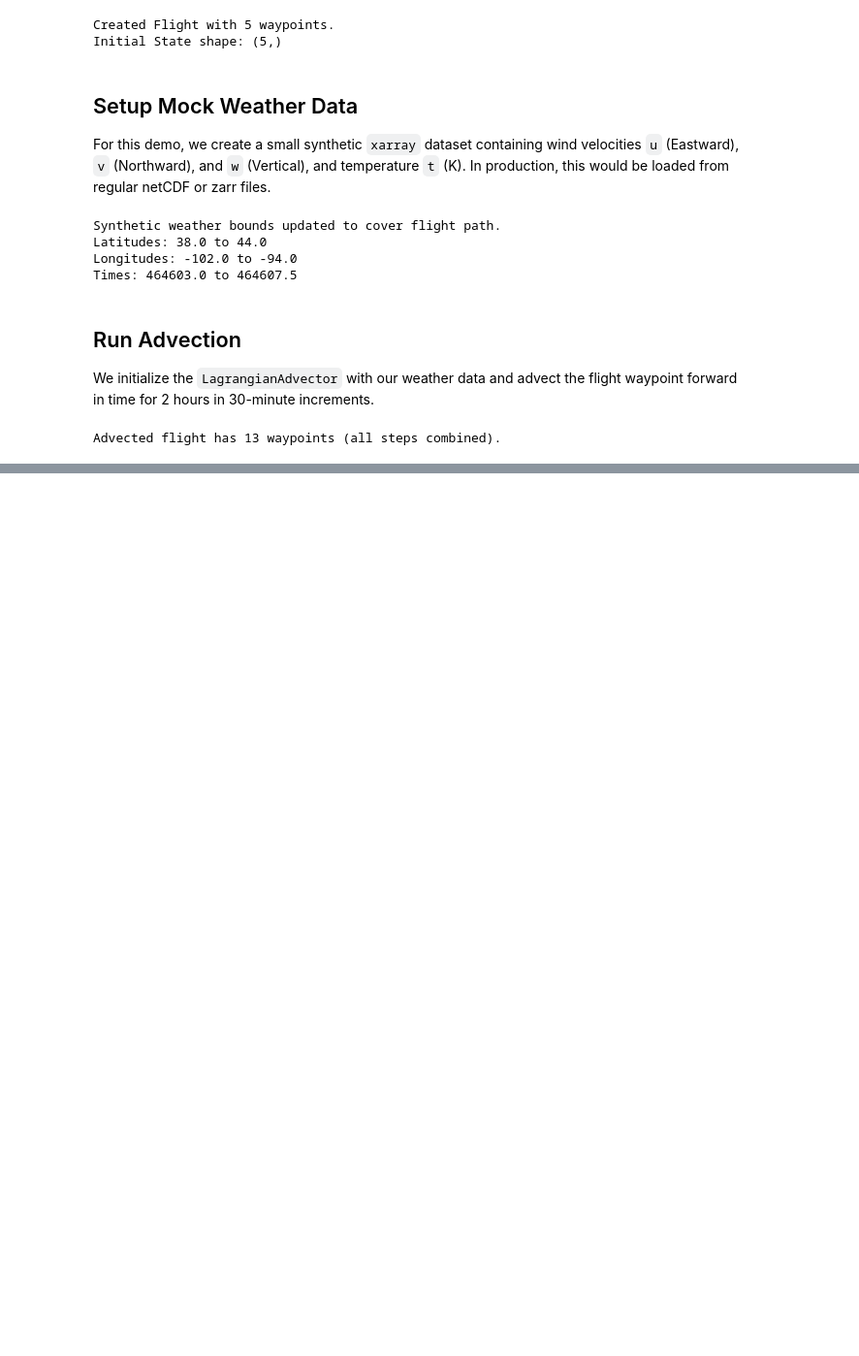
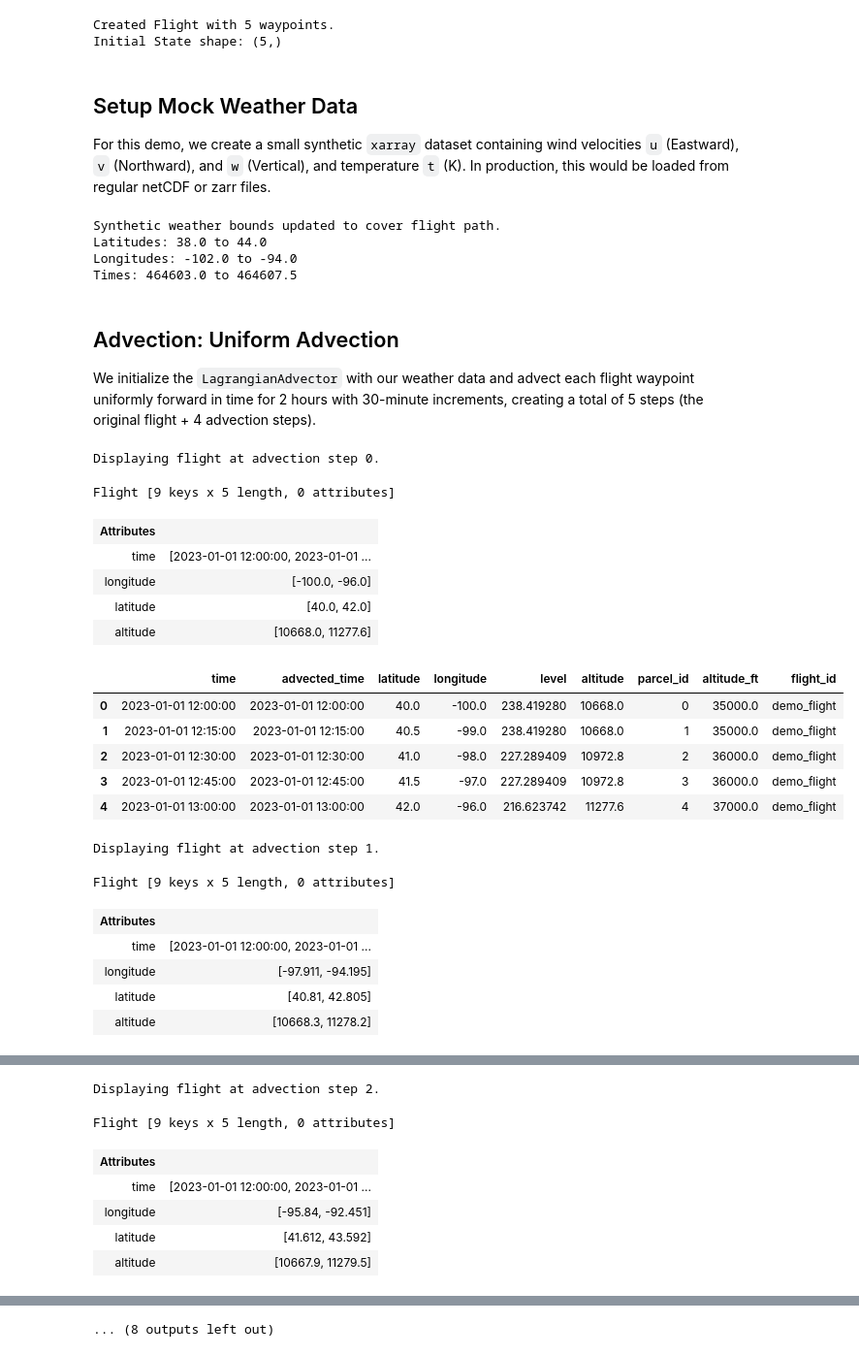
Before and after one commit to contrailcirrus/google-contrails-attribution-reference, a Jupyter notebook: notebooks/flight-advection.ipynb, the cells around one changed output, grey strips where cells are left out. Shown at 97% size. Drawn from its saved outputs; the diff is of its cells as text; code cells hidden in the pictures; blank space fills up the shorter version.

Commit message:
Update the advection library code to return each individual advection steps, and the notebook accordingly.

```diff
--- a/notebooks/flight-advection.ipynb
+++ b/notebooks/flight-advection.ipynb
@@ -120,26 +123,46 @@ Latitudes: 38.0 to 44.0
 Longitudes: -102.0 to -94.0
 Times: 464603.0 to 464607.5
 # %% [markdown]
-## Run Advection
+## Advection: Uniform Advection
 
-We initialize the `LagrangianAdvector` with our weather data and advect the flight waypoint forward in time for 2 hours in 30-minute increments.
+We initialize the `LagrangianAdvector` with our weather data and advect each flight waypoint uniformly forward in time for 2 hours with 30-minute increments, creating a total of 5 steps (the original flight + 4 advection steps).
 # %%
 # Define evaluation times: each waypoint advected for 2 hours in 30-min steps
 advection_length_hours = 2.0
 step_size_secs = 1800.0
 
 t_eval = time_util.t_eval_homogeneous(
     t_start=initial_state.time,
     advection_length_hours=advection_length_hours,
     step_size_secs=step_size_secs,
 )
 
 advector = advection.LagrangianAdvector(weather_ds)
 # Advect with moist advection.
-advected_flight = advector.advect(fl, t_eval, True)
+advected_steps = advector.advect(fl, t_eval, True)
 
-print(
-    f"Advected flight has {len(advected_flight)} waypoints (all steps combined)."
-)
+for i, flight in enumerate(advected_steps):
+    print(f'Displaying flight at advection step {i}.')
+    display(flight)
+    print('\n\n')
 # %% [output]
-Advected flight has 13 waypoints (all steps combined).
+Displaying flight at advection step 0.
+Flight [9 keys x 5 length, 0 attributes]
+| Attributes |  |
+| time | [2023-01-01 12:00:00, 2023-01-01 ... |
+| longitude | [-100.0, -96.0] |
+| latitude | [40.0, 42.0] |
+| altitude | [10668.0, 11277.6] |
+|  | time | advected_time | latitude | longitude | level | altitude | parcel_id | altitude_ft | flight_id |
+| 0 | 2023-01-01 12:00:00 | 2023-01-01 12:00:00 | 40.0 | -100.0 | 238.419280 | 10668.0 | 0 | 35000.0 | demo_flight |
+| 1 | 2023-01-01 12:15:00 | 2023-01-01 12:15:00 | 40.5 | -99.0 | 238.419280 | 10668.0 | 1 | 35000.0 | demo_flight |
+| 2 | 2023-01-01 12:30:00 | 2023-01-01 12:30:00 | 41.0 | -98.0 | 227.289409 | 10972.8 | 2 | 36000.0 | demo_flight |
+| 3 | 2023-01-01 12:45:00 | 2023-01-01 12:45:00 | 41.5 | -97.0 | 227.289409 | 10972.8 | 3 | 36000.0 | demo_flight |
+| 4 | 2023-01-01 13:00:00 | 2023-01-01 13:00:00 | 42.0 | -96.0 | 216.623742 | 11277.6 | 4 | 37000.0 | demo_flight |
+Displaying flight at advection step 1.
+Flight [9 keys x 5 length, 0 attributes]
+| Attributes |  |
+| time | [2023-01-01 12:00:00, 2023-01-01 ... |
+| longitude | [-97.911, -94.195] |
+| latitude | [40.81, 42.805] |
+| altitude | [10668.3, 11278.2] |
@@ -145,0 +175,7 @@ Advected flight has 13 waypoints (all steps combined).
+Displaying flight at advection step 2.
+Flight [9 keys x 5 length, 0 attributes]
+| Attributes |  |
+| time | [2023-01-01 12:00:00, 2023-01-01 ... |
+| longitude | [-95.84, -92.451] |
+| latitude | [41.612, 43.592] |
+| altitude | [10667.9, 11279.5] |
@@ -145,0 +188 @@ Advected flight has 13 waypoints (all steps combined).
+... (8 outputs left out)
```
Also changed, not shown: parts of 6 cells of this notebook, 1 other file.
